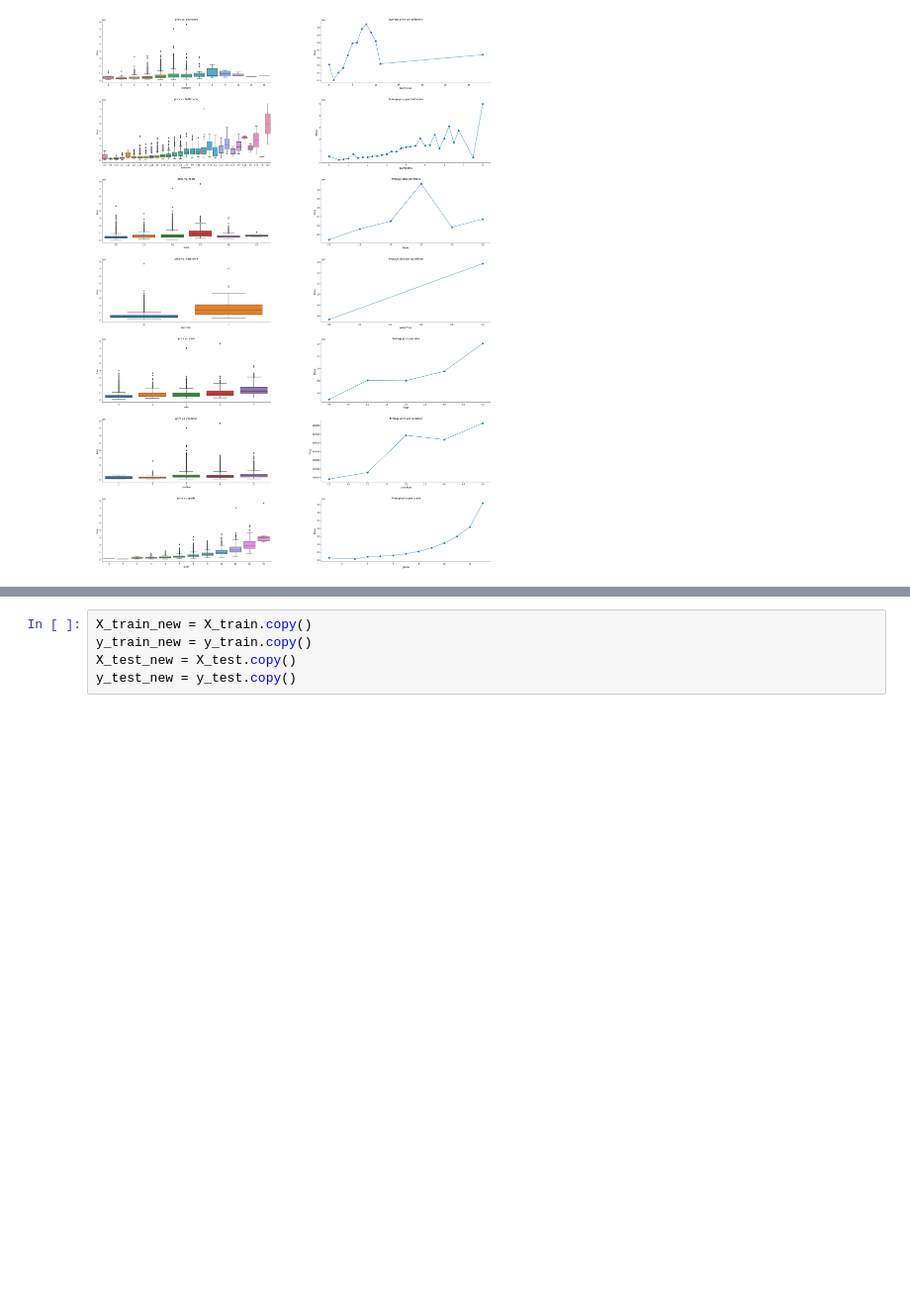
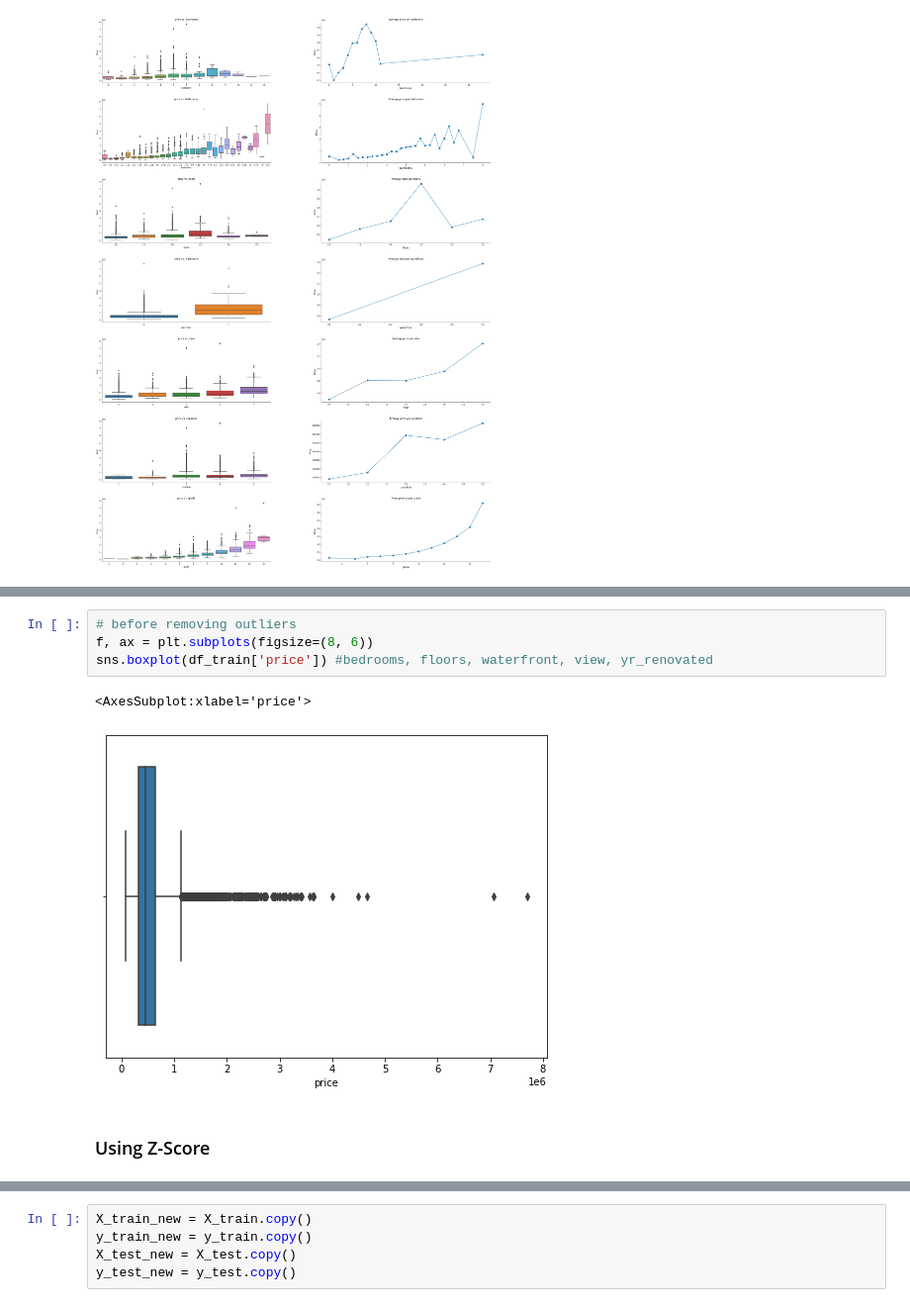
Before and after one commit to Nicola-Ibrahim/House-price-prediction, a Jupyter notebook: House pricing prediction.ipynb, the cells around one changed output, grey strips where cells are left out. Shown at 99% size. Cells and saved outputs as stored; diff of their text form; blank space fills up the shorter version.

```diff
--- a/House pricing prediction.ipynb
+++ b/House pricing prediction.ipynb
@@ -461,0 +486,9 @@ sns.pairplot(data=df_train[numerical_feat], palette='RdYlGn')
+# %%
+# before removing outliers
+f, ax = plt.subplots(figsize=(8, 6))
+sns.boxplot(df_train['price']) #bedrooms, floors, waterfront, view, yr_renovated
+# %% [output]
+<AxesSubplot:xlabel='price'>
+[figure, added]
+# %% [markdown]
+### Using Z-Score
```
Also changed, not shown: parts of 66 cells of this notebook.
